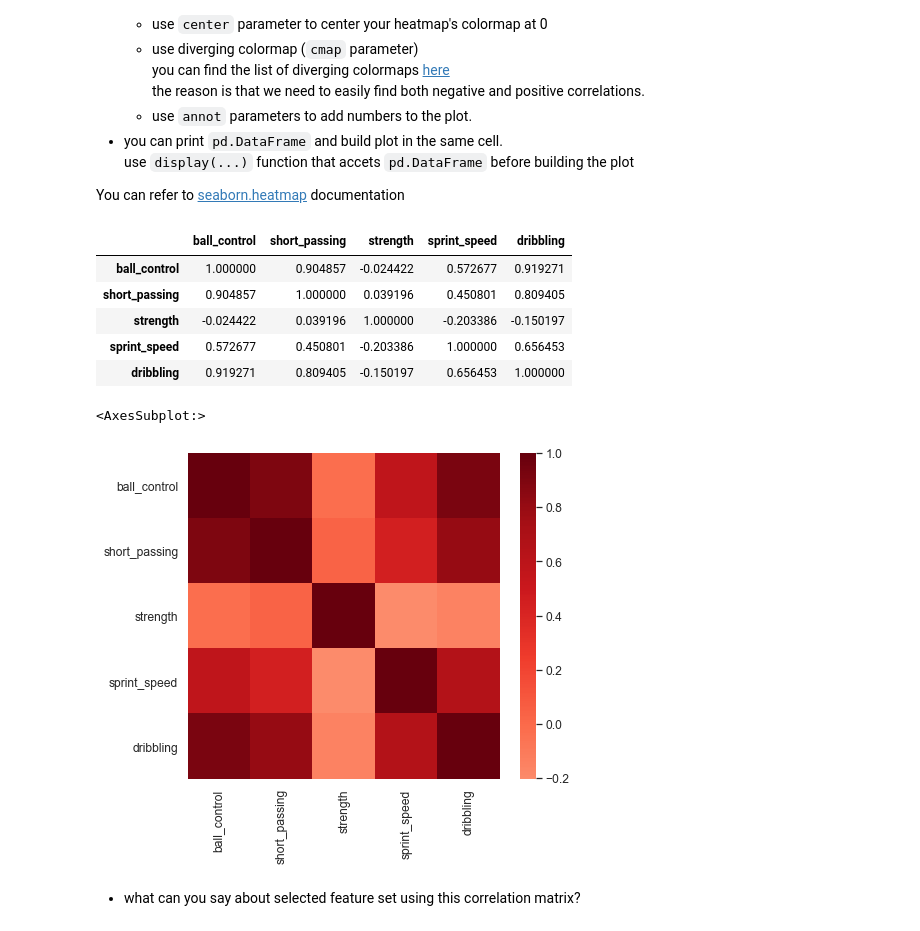
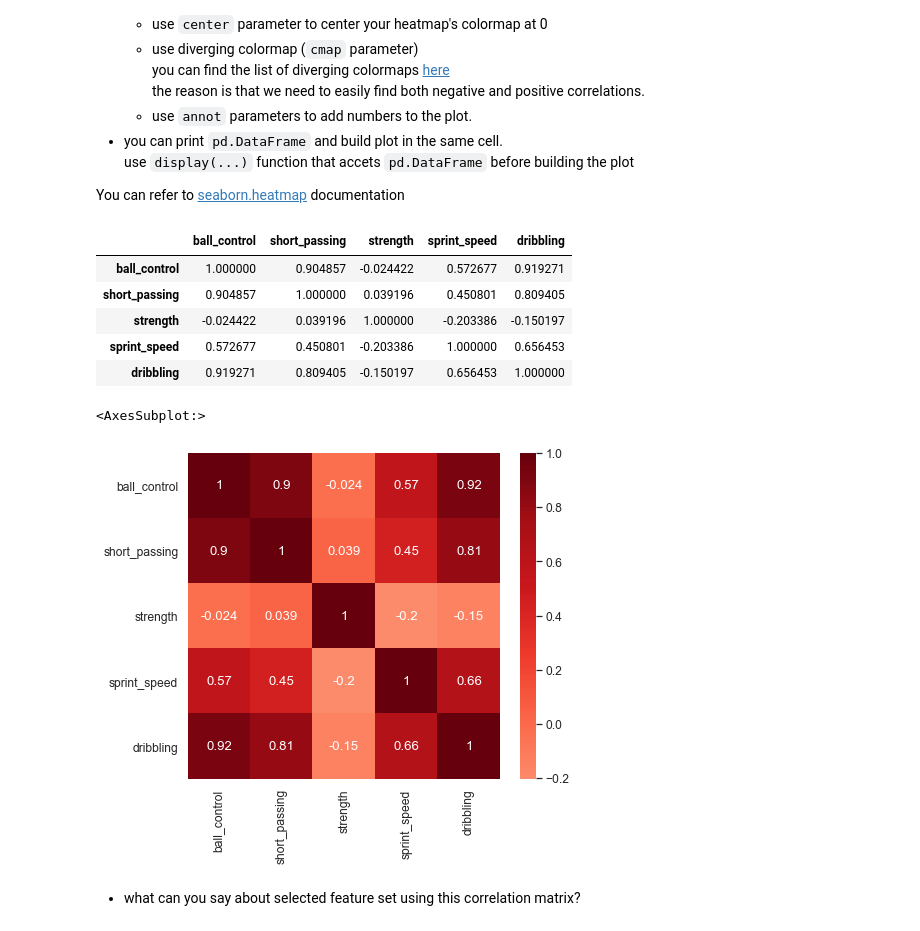
Before and after one commit to mamont79/03-LR, a Jupyter notebook: linear_regression.ipynb, the cells around one changed output. Cells and saved outputs as stored; diff of their text form; code cells hidden in the pictures.

```diff
--- a/linear_regression.ipynb
+++ b/linear_regression.ipynb
@@ -828,18 +828,18 @@ You can refer to [seaborn.heatmap](https://seaborn.pydata.org/generated/seaborn.
 # %%
 # # your code here
 
 correlation_matrix = pd.DataFrame.corr(DF_TRAIN[cols])
 display(correlation_matrix)
-sns.heatmap(correlation_matrix, cmap='Reds', center=0)
+sns.heatmap(correlation_matrix, cmap='Reds', center=0, annot=True)
 # %% [output]
 |  | ball_control | short_passing | strength | sprint_speed | dribbling |
 | ball_control | 1.000000 | 0.904857 | -0.024422 | 0.572677 | 0.919271 |
 | short_passing | 0.904857 | 1.000000 | 0.039196 | 0.450801 | 0.809405 |
 | strength | -0.024422 | 0.039196 | 1.000000 | -0.203386 | -0.150197 |
 | sprint_speed | 0.572677 | 0.450801 | -0.203386 | 1.000000 | 0.656453 |
 | dribbling | 0.919271 | 0.809405 | -0.150197 | 0.656453 | 1.000000 |
 <AxesSubplot:>
-[figure, old version]
+[figure, new version]
 # %% [markdown]
 * what can you say about selected feature set using this correlation matrix?
 # %% [markdown]
```
Also changed, not shown: parts of 33 cells of this notebook.
